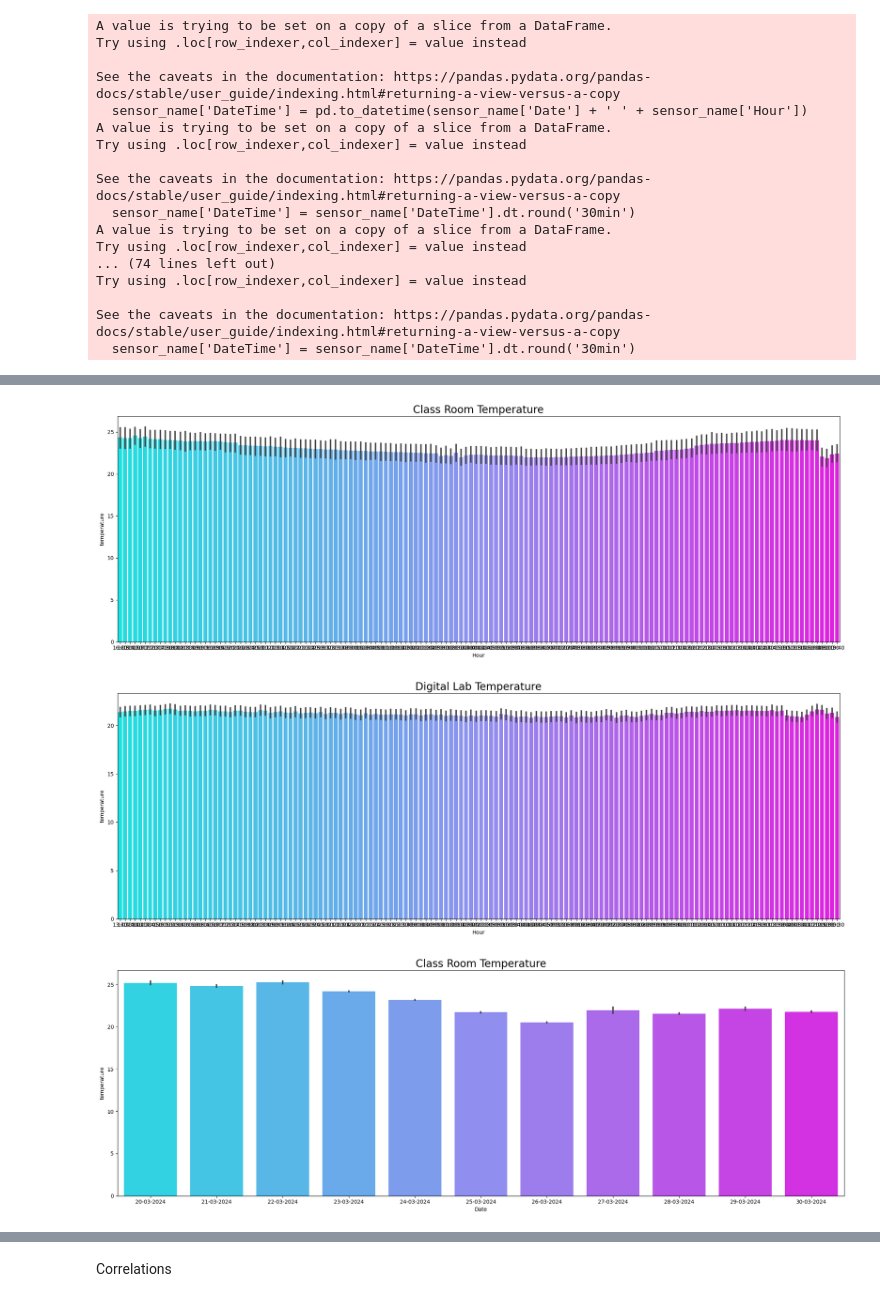
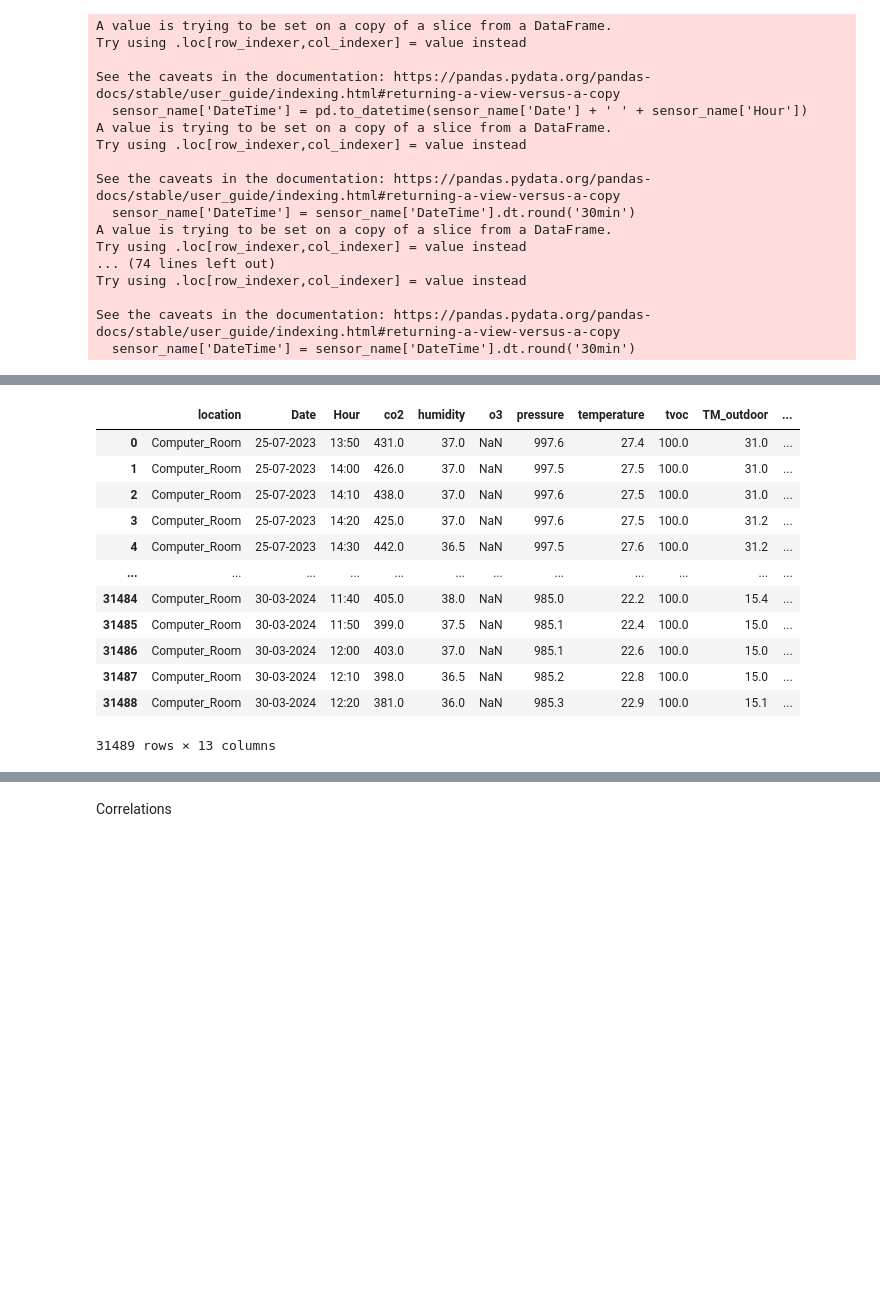
Before and after one commit to peremayolc/UAB_EnergyStudy, a Jupyter notebook: Recommender/recommendersys.ipynb, the cells around one changed output, grey strips where cells are left out. Drawn from its saved outputs; the diff is of its cells as text; code cells hidden in the pictures; blank space fills up the shorter version.

```diff
--- a/Recommender/recommendersys.ipynb
+++ b/Recommender/recommendersys.ipynb
@@ -278,8 +262,16 @@ Classroom_com
-# %%
-display_plot(Classroom_com, Classroom_com['Hour'], Classroom_com['temperature'], "Class Room Temperature")
-display_plot(Digital_Lab_com, Digital_Lab_com['Hour'], Digital_Lab_com['temperature'], "Digital Lab Temperature")
-display_plot(Classroom_com, Classroom_com['Date'], Classroom_com['temperature'], "Class Room Temperature")
-# %% [output]
-[figure, removed]
-[figure, removed]
-[figure, removed]
+# %%
+Computer_Room_com
+# %% [output]
+|  | location | Date | Hour | co2 | humidity | o3 | pressure | temperature | tvoc | TM_outdoor | ... |
+| 0 | Computer_Room | 25-07-2023 | 13:50 | 431.0 | 37.0 | NaN | 997.6 | 27.4 | 100.0 | 31.0 | ... |
+| 1 | Computer_Room | 25-07-2023 | 14:00 | 426.0 | 37.0 | NaN | 997.5 | 27.5 | 100.0 | 31.0 | ... |
+| 2 | Computer_Room | 25-07-2023 | 14:10 | 438.0 | 37.0 | NaN | 997.6 | 27.5 | 100.0 | 31.0 | ... |
+| 3 | Computer_Room | 25-07-2023 | 14:20 | 425.0 | 37.0 | NaN | 997.6 | 27.5 | 100.0 | 31.2 | ... |
+| 4 | Computer_Room | 25-07-2023 | 14:30 | 442.0 | 36.5 | NaN | 997.5 | 27.6 | 100.0 | 31.2 | ... |
+| ... | ... | ... | ... | ... | ... | ... | ... | ... | ... | ... | ... |
+| 31484 | Computer_Room | 30-03-2024 | 11:40 | 405.0 | 38.0 | NaN | 985.0 | 22.2 | 100.0 | 15.4 | ... |
+| 31485 | Computer_Room | 30-03-2024 | 11:50 | 399.0 | 37.5 | NaN | 985.1 | 22.4 | 100.0 | 15.0 | ... |
+| 31486 | Computer_Room | 30-03-2024 | 12:00 | 403.0 | 37.0 | NaN | 985.1 | 22.6 | 100.0 | 15.0 | ... |
+| 31487 | Computer_Room | 30-03-2024 | 12:10 | 398.0 | 36.5 | NaN | 985.2 | 22.8 | 100.0 | 15.0 | ... |
+| 31488 | Computer_Room | 30-03-2024 | 12:20 | 381.0 | 36.0 | NaN | 985.3 | 22.9 | 100.0 | 15.1 | ... |
+31489 rows × 13 columns
```
Also changed, not shown: parts of 4 cells of this notebook.
